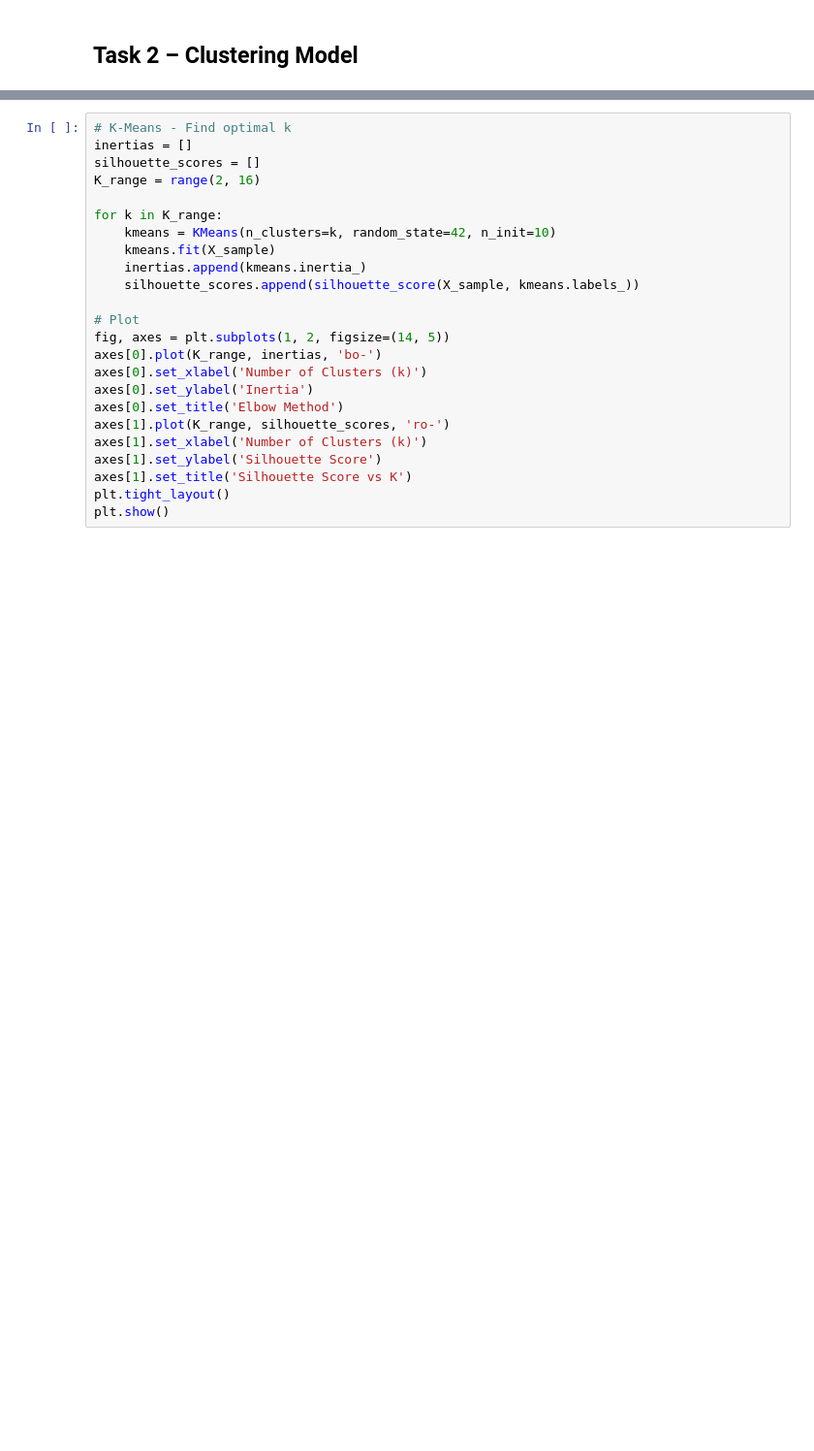
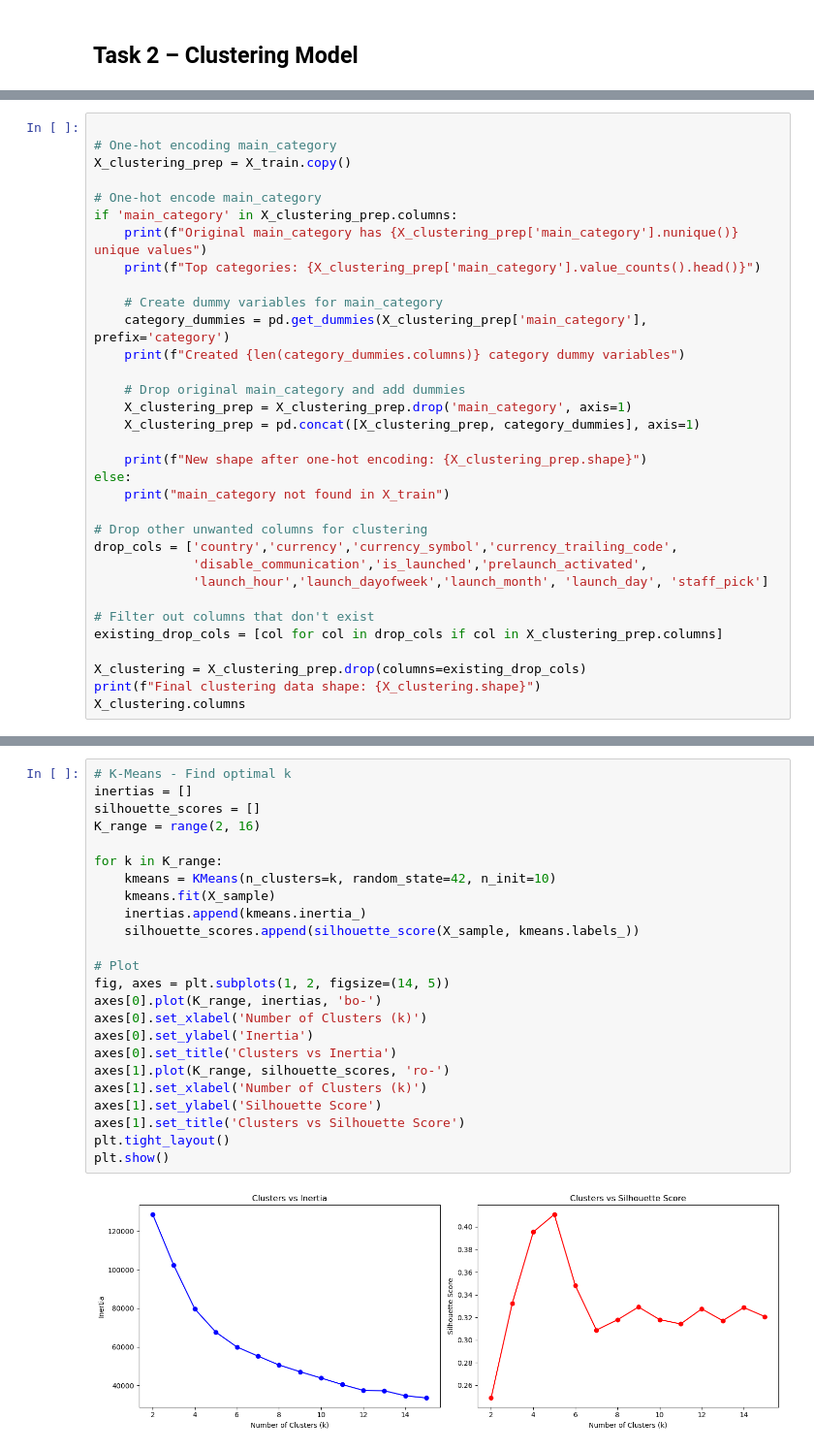
Before and after one commit to sofiaberumenr/Project_Success_KickStarter, a Jupyter notebook: kickstarter_analysis.ipynb, the cells around one changed output, grey strips where cells are left out. Shown at 97% size. Saved outputs shown, nothing was run; the diff lists cells and outputs as text; blank space fills up the shorter version.

```diff
--- a/kickstarter_analysis.ipynb
+++ b/kickstarter_analysis.ipynb
@@ -1121,0 +1175,33 @@ Clustering on 20000 samples
+# %%
+
+# One-hot encoding main_category
+X_clustering_prep = X_train.copy()
+
+# One-hot encode main_category
+if 'main_category' in X_clustering_prep.columns:
+    print(f"Original main_category has {X_clustering_prep['main_category'].nunique()} unique values")
+    print(f"Top categories: {X_clustering_prep['main_category'].value_counts().head()}")
+
+    # Create dummy variables for main_category
+    category_dummies = pd.get_dummies(X_clustering_prep['main_category'], prefix='category')
+    print(f"Created {len(category_dummies.columns)} category dummy variables")
+
+    # Drop original main_category and add dummies
+    X_clustering_prep = X_clustering_prep.drop('main_category', axis=1)
+    X_clustering_prep = pd.concat([X_clustering_prep, category_dummies], axis=1)
+
+    print(f"New shape after one-hot encoding: {X_clustering_prep.shape}")
+else:
+    print("main_category not found in X_train")
+
+# Drop other unwanted columns for clustering
+drop_cols = ['country','currency','currency_symbol','currency_trailing_code',
+             'disable_communication','is_launched','prelaunch_activated',
+             'launch_hour','launch_dayofweek','launch_month', 'launch_day', 'staff_pick']
+
+# Filter out columns that don't exist
+existing_drop_cols = [col for col in drop_cols if col in X_clustering_prep.columns]
+
+X_clustering = X_clustering_prep.drop(columns=existing_drop_cols)
+print(f"Final clustering data shape: {X_clustering.shape}")
+X_clustering.columns
@@ -1122,24 +1491,26 @@ Clustering on 20000 samples
 # %%
 # K-Means - Find optimal k
 inertias = []
 silhouette_scores = []
 K_range = range(2, 16)
 
 for k in K_range:
     kmeans = KMeans(n_clusters=k, random_state=42, n_init=10)
     kmeans.fit(X_sample)
     inertias.append(kmeans.inertia_)
     silhouette_scores.append(silhouette_score(X_sample, kmeans.labels_))
 
 # Plot
 fig, axes = plt.subplots(1, 2, figsize=(14, 5))
 axes[0].plot(K_range, inertias, 'bo-')
 axes[0].set_xlabel('Number of Clusters (k)')
 axes[0].set_ylabel('Inertia')
-axes[0].set_title('Elbow Method')
+axes[0].set_title('Clusters vs Inertia')
 axes[1].plot(K_range, silhouette_scores, 'ro-')
 axes[1].set_xlabel('Number of Clusters (k)')
 axes[1].set_ylabel('Silhouette Score')
-axes[1].set_title('Silhouette Score vs K')
+axes[1].set_title('Clusters vs Silhouette Score')
 plt.tight_layout()
 plt.show()
+# %% [output]
+[figure, added]
```
Also changed, not shown: parts of 56 cells of this notebook, 1 other file.
